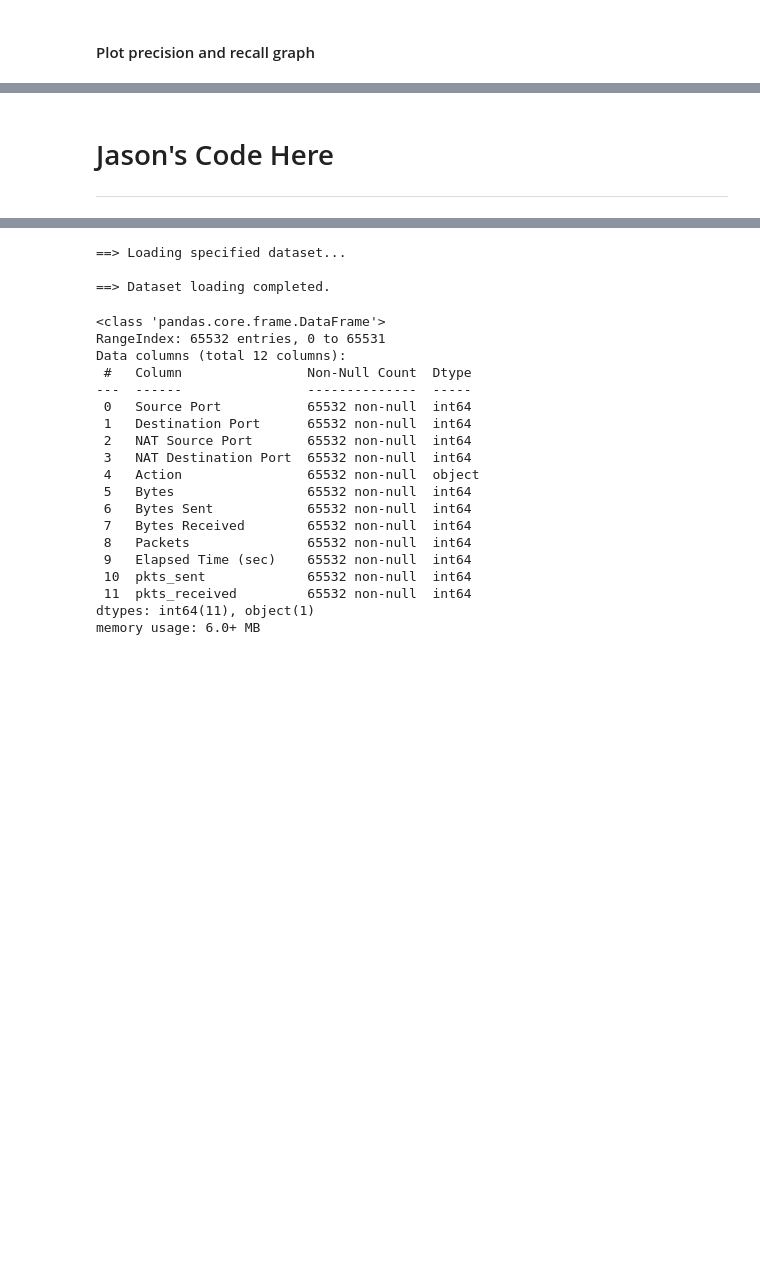
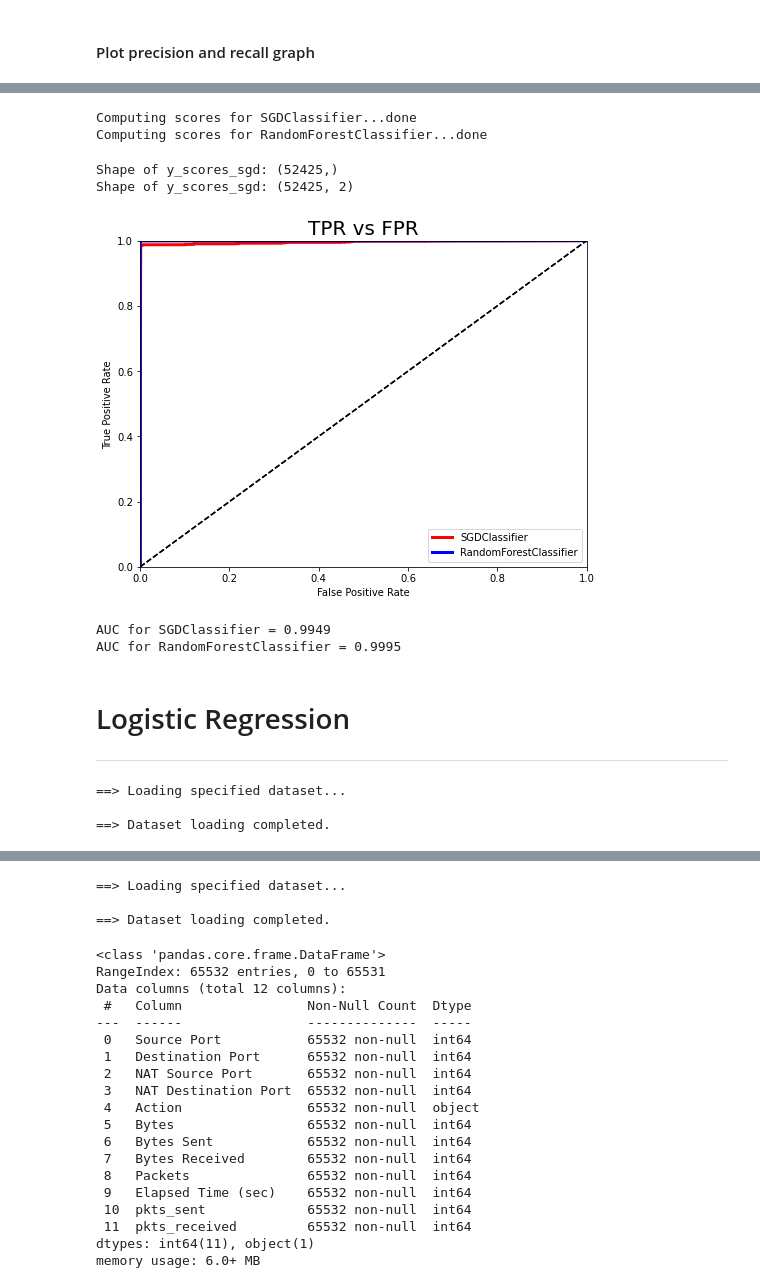
Before and after one commit to DarkinStyle/AIT, a Jupyter notebook: python/UCCD2063 Firewall Classification - Statistic.ipynb, the cells around one changed output, grey strips where cells are left out. Saved outputs shown, nothing was run; the diff lists cells and outputs as text; code cells hidden in the pictures; blank space fills up the shorter version.

Commit message:
Merged waihin's code

```diff
--- a/python/UCCD2063 Firewall Classification - Statistic.ipynb
+++ b/python/UCCD2063 Firewall Classification - Statistic.ipynb
@@ -358,0 +708,11 @@ plt.show()
+# %%
+from sklearn.model_selection import cross_validate
+from sklearn.ensemble import RandomForestClassifier
+
+forest_clf = RandomForestClassifier(n_estimators = 10, random_state = 42)
+forest_result = cross_validate(forest_clf, X_train, y_train, cv = 5, scoring = ['accuracy', 'precision', 'recall', 'f1'])
+
+print('Forest: validation accuracy = {:.4f}'.format(forest_result['test_accuracy'].mean()))
+print('Forest: validation recall = {:.4f}'.format(forest_result['test_recall'].mean()))
+print('Forest: validation precision = {:.4f}'.format(forest_result['test_precision'].mean()))
+print('Forest: validation f1 = {:.4f}'.format(forest_result['test_f1'].mean()))
@@ -359,4 +728,45 @@ plt.show()
+# %%
+print('Computing scores for SGDClassifier...', end = '')
+y_scores_sgd = cross_val_predict(sgd_clf, X_train, y_train, cv = 5, method = 'decision_function')
+print('done')
+
+print('Computing scores for RandomForestClassifier...', end='')
+y_scores_forest = cross_val_predict(forest_clf, X_train, y_train, cv = 5, method = 'predict_proba')
+print('done')
+# %% [output]
+Computing scores for SGDClassifier...done
+Computing scores for RandomForestClassifier...done
+# %%
+print('Shape of y_scores_sgd:', y_scores_sgd.shape)
+print('Shape of y_scores_sgd:', y_scores_forest.shape)
+# %% [output]
+Shape of y_scores_sgd: (52425,)
+Shape of y_scores_sgd: (52425, 2)
+# %%
+y_scores_forest = y_scores_forest[:, 1]
+# %%
+fpr_sgd, tpr_sgd, thresholds_sgd = roc_curve (y_train, y_scores_sgd)
+fpr_forest, tpr_forest, thresholds_forest = roc_curve (y_train, y_scores_forest)
+# %%
+plt.figure(figsize = (8, 6))
+plot_roc_curve(fpr_sgd, tpr_sgd, 'r-', 'SGDClassifier')
+plot_roc_curve(fpr_forest, tpr_forest, 'b-', 'RandomForestClassifier')
+plt.legend (loc='lower right')
+plt.show()
+# %% [output]
+[figure, added]
+# %%
+from sklearn.metrics import roc_auc_score
+
+auc_sgd = roc_auc_score(y_train, y_scores_sgd)
+print('AUC for SGDClassifier = {:.4f}'.format(auc_sgd))
+
+auc_forest = roc_auc_score(y_train, y_scores_forest)
+print('AUC for RandomForestClassifier = {:.4f}'.format(auc_forest))
+# %% [output]
+AUC for SGDClassifier = 0.9949
+AUC for RandomForestClassifier = 0.9995
 # %% [markdown]
-<a id="waihin_section"></a>
-# Jason's Code Here
+<a id="log_section"></a>
+# Logistic Regression
 <hr>
@@ -362,0 +784,10 @@ plt.show()
+# %%
+# Load the dataset
+
+print('==> Loading specified dataset...\n')
+firewall_data = pd.read_csv("Firewall_data_sets.csv")
+print('==> Dataset loading completed.\n')
+# %% [output]
+==> Loading specified dataset...
+
+==> Dataset loading completed.
```
Also changed, not shown: parts of 90 cells of this notebook.
